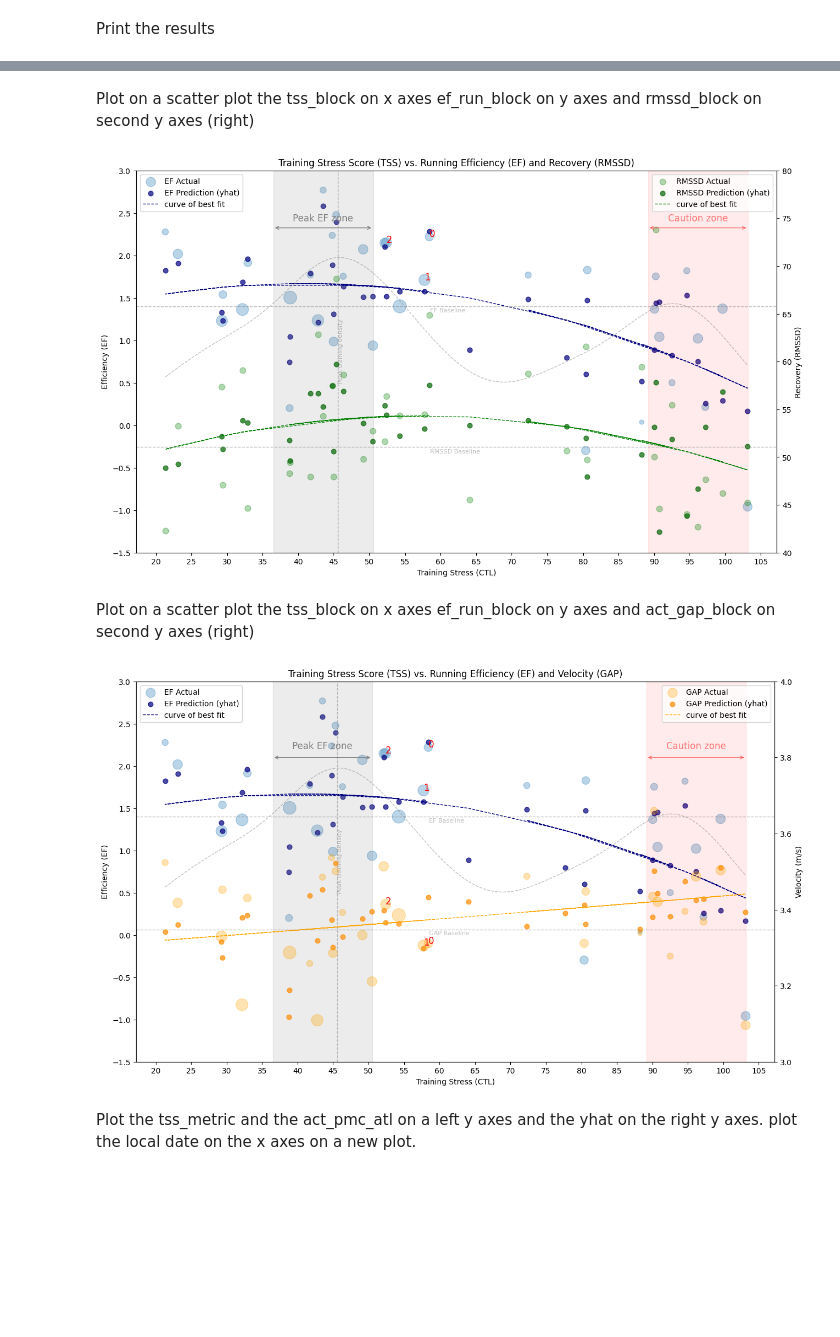
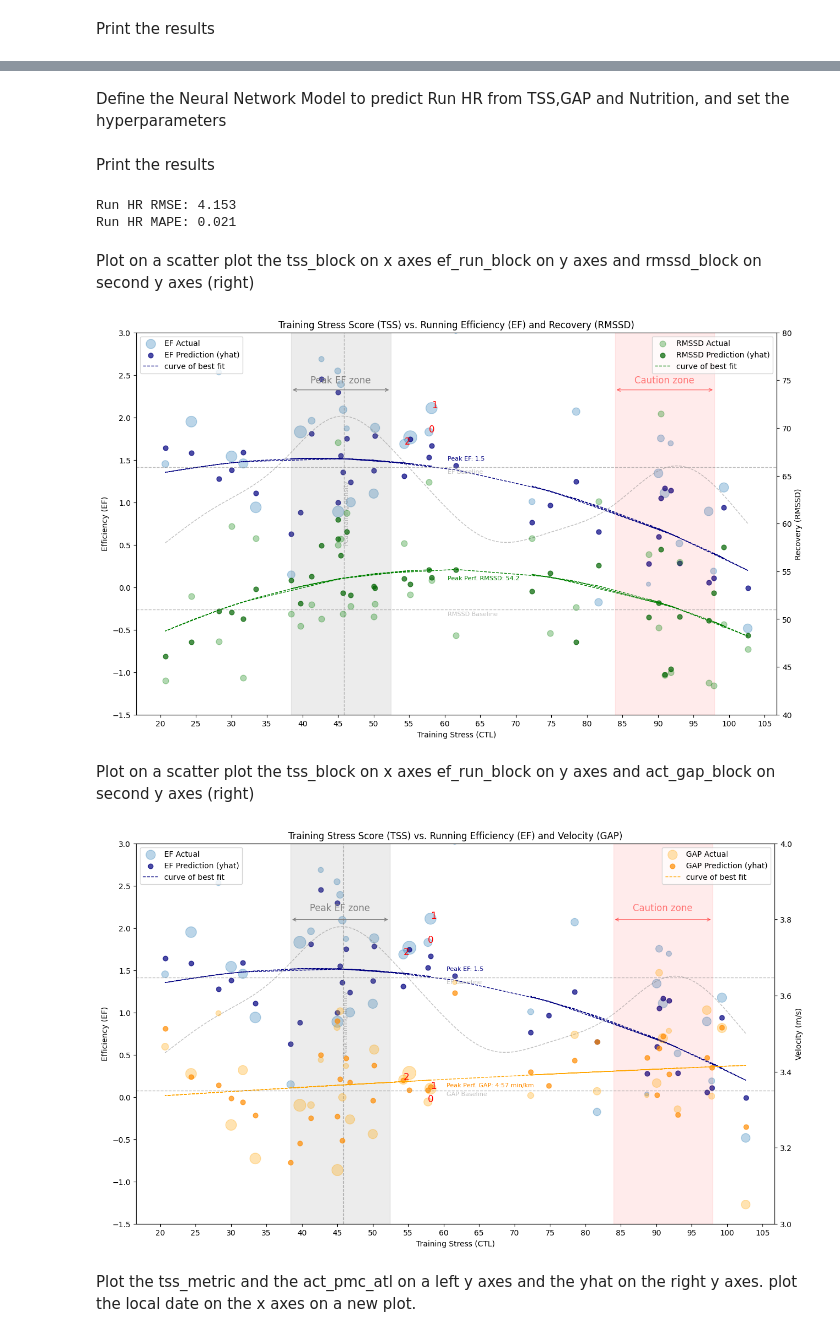
Before and after one commit to pgalko/ml_running_efficiency_predict, a Jupyter notebook: ML_Running_Efficiency_Prediction.ipynb, the cells around one changed output, grey strips where cells are left out. Drawn from its saved outputs; the diff is of its cells as text; code cells hidden in the pictures; blank space fills up the shorter version.

```diff
--- a/ML_Running_Efficiency_Prediction.ipynb
+++ b/ML_Running_Efficiency_Prediction.ipynb
@@ -189,6 +195,7 @@ Replace NaN values with mean in the ef_run_block and rmssd_block lists
 ef_run_block = [ef_baseline if np.isnan(x) else x for x in ef_run_block]
 rmssd_block = [rmssd_baseline if np.isnan(x) else x for x in rmssd_block]
 act_gap_block = [gap_baseline if np.isnan(x) else x for x in act_gap_block]
+act_hr_block = [hr_baseline if np.isnan(x) else x for x in act_hr_block]
 # %% [markdown]
 Replace values 0 with 1 in the act_count_block list
 # %%
@@ -234,11 +241,12 @@ Run RMSSD MAPE: 0.089
 # %% [markdown]
 Define the Neural Network Model to predict Velocity from TSS and Nutrition, and set the hyperparameters
 # %%
-gap_model = MLPRegressor(hidden_layer_sizes=(100,50,25,10),max_iter = 5000, activation='relu',solver='adam',alpha=0.1,learning_rate='adaptive',random_state=8)
-# Fit the model to predict act_gap_block from tss_block and nutr_fiber block
-gap_model.fit(np.column_stack((tss_block,nutr_fiber_block)), act_gap_block)
+# Define the Neural Network Model to predict Velocity from TSS,HR and Nutrition, and set the hyperparameters
+gap_model = MLPRegressor(hidden_layer_sizes=(200,100,50,25,10),max_iter = 5000, activation='relu',solver='adam',alpha=0.1,learning_rate='adaptive',random_state=8)
+# Fit the model to predict act_gap_block from tss_block,act_hr_block and nutr_fiber block
+gap_model.fit(np.column_stack((tss_block,act_hr_block,nutr_fiber_block)), act_gap_block)
 # Make a prediction and store in the act_gap_yhat variable
-gap_yhat = gap_model.predict(np.column_stack((tss_block,nutr_fiber_block)))
+gap_yhat = gap_model.predict(np.column_stack((tss_block,act_hr_block,nutr_fiber_block)))
 # compute the rmse and mape
 rmse = np.sqrt(mean_squared_error(act_gap_block, gap_yhat))
 mape = mean_absolute_percentage_error(act_gap_block, gap_yhat)
@@ -253,3 +261,22 @@ Run GAP MAPE: 0.028
+# %% [markdown]
+Define the Neural Network Model to predict Run HR from TSS,GAP and Nutrition, and set the hyperparameters
+# %%
+hr_model = MLPRegressor(hidden_layer_sizes=(400,200,100,50,25,10),max_iter = 5000, activation='relu',solver='adam',alpha=0.1,learning_rate='adaptive',random_state=8)
+# Fit the model to predict act_hr_block from tss_block,act_gap_block and nutr_fiber block
+hr_model.fit(np.column_stack((tss_block,act_gap_block,nutr_fiber_block)), act_hr_block)
+# Make a prediction and store in the hr_yhat variable
+hr_yhat = hr_model.predict(np.column_stack((tss_block,act_gap_block,nutr_fiber_block)))
+# compute the rmse and mape
+rmse = np.sqrt(mean_squared_error(act_hr_block, hr_yhat))
+mape = mean_absolute_percentage_error(act_hr_block, hr_yhat)
+# %% [markdown]
+Print the results
+# %%
+print('Run HR RMSE: %.3f' % rmse)
+print('Run HR MAPE: %.3f' % mape)
+# %% [output]
+Run HR RMSE: 4.153
+Run HR MAPE: 0.021
 # %% [markdown]
 Plot on a scatter plot the tss_block on x axes ef_run_block on y axes and rmssd_block on second y axes (right)
 # %%
@@ -264,7 +291,7 @@ ax1.set_ylabel('Efficiency (EF)')
 ax1.scatter(tss_block, yhat, s=40, c='navy', alpha=0.7)
 ax1.set_ylim(-1.5,3)
 #set xticks for the x axis
-ax1.set_xticks(np.arange(0,110,5))
+ax1.set_xticks(np.arange(0,150,5))
 # compute and plot a curved line of best fit
 z = np.polyfit(tss_block, yhat, 2)
 p = np.poly1d(z)
@@ -299,6 +326,8 @@ peak_tss = tss_block[max_yhat_avg_index]
 # find the index of the lovest average and store in danger_tss variable
 min_yhat_avg_index = np.argmin(yhat_avg)
 danger_tss = tss_block[min_yhat_avg_index]
+# print the value of the intersect of peak_tss and the line of best fit.
+ax1.text(peak_tss+15, p(peak_tss), 'Peak EF: ' + str(round(p(peak_tss),1)), ha='left', va='center', color='navy', fontsize=8)
 #mark max_rolling index with a band +-7 from the peak_tss
 ax1.axvspan(peak_tss-7,peak_tss+7, alpha=0.15, color='grey')
 #mark min_rolling index with a band +-7 from the danger_tss
@@ -327,6 +356,10 @@ ax2.plot(tss_block,p(tss_block),linewidth=1, color='green', linestyle='--')
 ax2.axhline(y=rmssd_baseline, linewidth=1, color='grey', alpha=0.5, linestyle='--')
 # add text to the baseline
 ax2.text(peak_tss+15, rmssd_baseline-0.5, 'RMSSD Baseline', ha='left', va='center', color='grey', alpha=0.5, fontsize=8)
+
+# print the value of the intersect of peak_tss and the line of best fit.
+ax2.text(peak_tss+15, p(peak_tss), 'Peak Perf. RMSSD: ' + str(round(p(peak_tss),1)), ha='left', va='center', color='green', fontsize=8)
+
 #draw a horizontal arrow between peak_tss-7 and peak_tss+7
 ax2.annotate('', xy=(peak_tss+7, 74), xytext=(peak_tss-7, 74), arrowprops=dict(arrowstyle='<->', color='grey', lw=1))
 #add text to the arrow
@@ -340,14 +373,13 @@ ax1.legend(['EF Actual','EF Prediction (yhat)','curve of best fit'],loc='upper l
 ax2.legend(['RMSSD Actual','RMSSD Prediction (yhat)','curve of best fit'],loc='upper right')
 #Title
 plt.title('Training Stress Score (TSS) vs. Running Efficiency (EF) and Recovery (RMSSD)')
-#show the plot
+#show the plot slightly larger
 plt.show()
 # %% [output]
-[figure, old version]
+[figure, new version]
 # %% [markdown]
 Plot on a scatter plot the tss_block on x axes ef_run_block on y axes and act_gap_block on second y axes (right)
 # %%
-#plot on a scatter plot the tss_block on x axes ef_run_block on y axes and rmssd_block on second y axes (right)
 # compute and plot the size based on the number of activities in the block (largest number = largest size)
 size = (act_count_block - np.min(act_count_block))/(np.max(act_count_block) - np.min(act_count_block))*300
 fig, ax1 = plt.subplots(figsize=(15, 9))
@@ -359,7 +391,7 @@ ax1.set_ylabel('Efficiency (EF)')
 ax1.scatter(tss_block, yhat, s=40, c='navy', alpha=0.7)
 ax1.set_ylim(-1.5,3)
 #set xticks for the x axis
-ax1.set_xticks(np.arange(0,110,5))
+ax1.set_xticks(np.arange(0,150,5))
 # compute and plot a curved line of best fit
 z = np.polyfit(tss_block, yhat, 2)
 p = np.poly1d(z)
@@ -394,6 +426,8 @@ peak_tss = tss_block[max_yhat_avg_index]
 # find the index of the lovest average and store in danger_tss variable
 min_yhat_avg_index = np.argmin(yhat_avg)
 danger_tss = tss_block[min_yhat_avg_index]
+# print the value of the intersect of peak_tss and the line of best fit.
+ax1.text(peak_tss+15, p(peak_tss), 'Peak EF: ' + str(round(p(peak_tss),1)), ha='left', va='center', color='navy', fontsize=8)
 #mark max_rolling index with a band +-7 from the peak_tss
 ax1.axvspan(peak_tss-7,peak_tss+7, alpha=0.15, color='grey')
 #mark min_rolling index with a band +-7 from the danger_tss
@@ -414,33 +448,43 @@ ax2.set_ylabel('Velocity (m/s)')
 ax2.set_ylim(3,4)
 # on a scatter plot the tss_block on x axes and rmssd_yhat on y axes
 ax2.scatter(tss_block, gap_yhat, s=40, c='darkorange', alpha=0.7)
 # compute and plot a curved line of best fit
 z = np.polyfit(tss_block, gap_yhat, 2)
 p = np.poly1d(z)
 ax2.plot(tss_block,p(tss_block),linewidth=1, color='orange', linestyle='--')
 # draw a horizontal line at gap_baseline on the right y axis
 ax2.axhline(y=gap_baseline, linewidth=1, color='grey', alpha=0.5, linestyle='--')
 # add text to the baseline
 ax2.text(peak_tss+15, gap_baseline-0.01, 'GAP Baseline', ha='left', va='center', color='grey', alpha=0.5, fontsize=8)
+
+# convert the GAP fom m/s to min:sec per km
+pace = 1000/(p(peak_tss)*60)
+leftover = pace % 1
+minutes = pace-leftover
+seconds = leftover*60
+running_pace = str(int(minutes)) + ':' + str(int(seconds)) + ' min/km'
+# print the value of the intersect of peak_tss and the line of best fit.
+ax2.text(peak_tss+15, p(peak_tss), 'Peak Perf. GAP: ' + running_pace, ha='left', va='center', color='darkorange', fontsize=8)
+
 #draw a horizontal arrow between peak_tss-7 and peak_tss+7
 ax2.annotate('', xy=(peak_tss+7, 3.8), xytext=(peak_tss-7, 3.8), arrowprops=dict(arrowstyle='<->', color='grey', lw=1))
 #add text to the arrow
 ax2.text((peak_tss-7+peak_tss+7)/2, 3.83, 'Peak EF zone', ha='center', va='center', color='grey', fontsize=12)
 #drow a horizontal arrow between danger_tss-7 and danger_tss +7
 ax2.annotate('', xy=(danger_tss+7, 3.8), xytext=(danger_tss-7, 3.8), arrowprops=dict(arrowstyle='<->', color='red',alpha=0.5, lw=1))
 #add text to the arrow
 ax2.text((danger_tss-7+danger_tss+7)/2, 3.83, 'Caution zone', ha='center', va='center', color='red', alpha=0.5, fontsize=12)
 # Find the 3 most current training blocks and annotate with 0 for the current, 1 for the next one back and 2 for the third one back
 for i, txt in enumerate([0,1,2]):
     ax2.annotate(txt, (tss_block[i], act_gap_block[i]), fontsize=12, color='red')
 #Legend
 ax1.legend(['EF Actual','EF Prediction (yhat)','curve of best fit'],loc='upper left')
 ax2.legend(['GAP Actual','GAP Prediction (yhat)','curve of best fit'],loc='upper right')
 #Title
 plt.title('Training Stress Score (TSS) vs. Running Efficiency (EF) and Velocity (GAP)')
 #show the plot slightly larger
 plt.show()
 # %% [output]
-[figure, old version]
+[figure, new version]
 # %% [markdown]
 Plot the tss_metric and the act_pmc_atl on a left y axes and the yhat on the right y axes. plot the local date on the x axes on a new plot.
```
Also changed, not shown: parts of 14 cells of this notebook.
